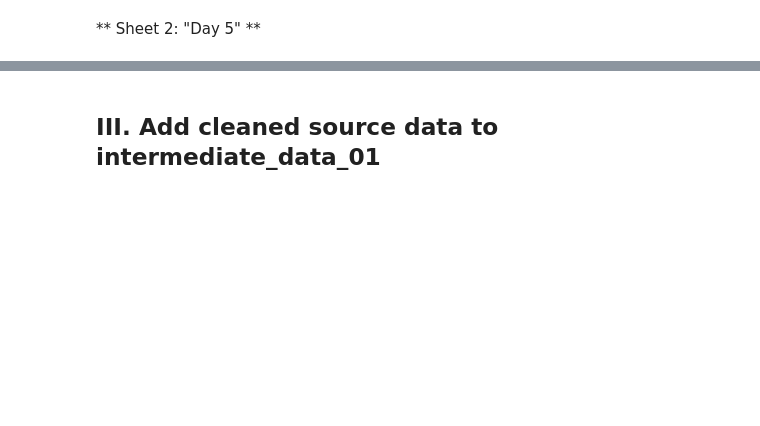
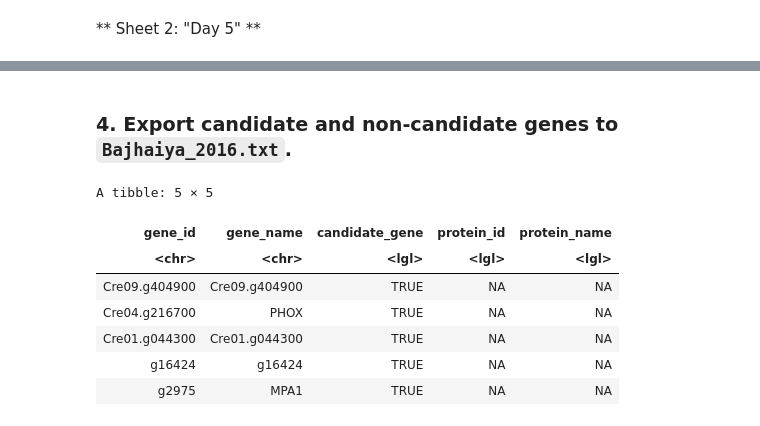
Before and after one commit to alicewchen/lipid_selection, a Jupyter notebook: analysis/generate_intermediate_data_01/01_Extract_relevant_genes.ipynb, the cells around one changed output, grey strips where cells are left out. Saved outputs shown, nothing was run; the diff lists cells and outputs as text; code cells hidden in the pictures; blank space fills up the shorter version.

```diff
--- a/analysis/generate_intermediate_data_01/01_Extract_relevant_genes.ipynb
+++ b/analysis/generate_intermediate_data_01/01_Extract_relevant_genes.ipynb
@@ -10,6 +31,9 @@ Working directory is `project_folder/data/raw_data/source_data`.
 current_dir = getwd()
 source_data_dir = "../../data/raw_data/source_data"
 setwd(source_data_dir)
+
+#Set target folder for candidate gene info from step 2.D
+target_folder = "../../intermediate_data_01/"
 # %% [markdown]
 Load essential library packages
 # %%
@@ -145,17 +156,19 @@ ERROR: Error in import_messy_excel("Bajhaiya_2016.xls", "Wrong name"): Sheet nam
-# %%
-#Add genes to intermediate_data_01
-#Input: two dataframes - candidate_genes, not_candidate_genes
-
-append_genes <- function(gene_data = gene_data, basic_info = basic_info, df = intermediate_data_01){
-
-    require("dplyr")
-
-    clean_data <- merge(gene_data, basic_info) %>%
-        mutate(protein_id = NA,
-              protein_name = NA)
-
-    intermediate_data_01 <- rbind(df, clean_data)
-
-    return(intermediate_data_01)
-
-}
+# %%
+#Export candidate and non-candidate genes to `<first_author>_<year>.txt` in target_folder
+#Input: gene_data as dataframe
+
+export_genes <- function(df = gene_data, target_folder = target_folder){
+
+    require("dplyr")
+
+    clean_data <- gene_data %>%
+        mutate(protein_id = NA,
+               protein_name = NA)
+
+    write.table(gene_data,
+            paste(target_folder, first_author,"_",publication_year,".txt", sep=""),
+            quote = FALSE, sep = "\t", col.names = TRUE, row.names = FALSE)
+
+    return(clean_data)
+
+}
@@ -318,2 +336,14 @@ A data.frame: 0 × 10
-# %% [markdown]
-## III. Add cleaned source data to intermediate_data_01
+# %% [markdown]
+### 4. Export candidate and non-candidate genes to `Bajhaiya_2016.txt`.
+# %%
+temp<- export_genes(df = gene_data, target_folder = target_folder)
+temp[1:5,]
+# %% [output]
+A tibble: 5 × 5
+| gene_id | gene_name | candidate_gene | protein_id | protein_name |
+| <chr> | <chr> | <lgl> | <lgl> | <lgl> |
+| Cre09.g404900 | Cre09.g404900 | TRUE | NA | NA |
+| Cre04.g216700 | PHOX | TRUE | NA | NA |
+| Cre01.g044300 | Cre01.g044300 | TRUE | NA | NA |
+| g16424 | g16424 | TRUE | NA | NA |
+| g2975 | MPA1 | TRUE | NA | NA |
```
Also changed, not shown: parts of 39 cells of this notebook, 1 other file.
